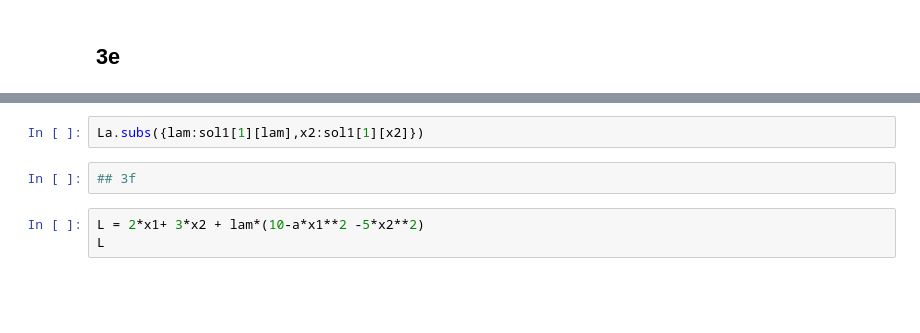
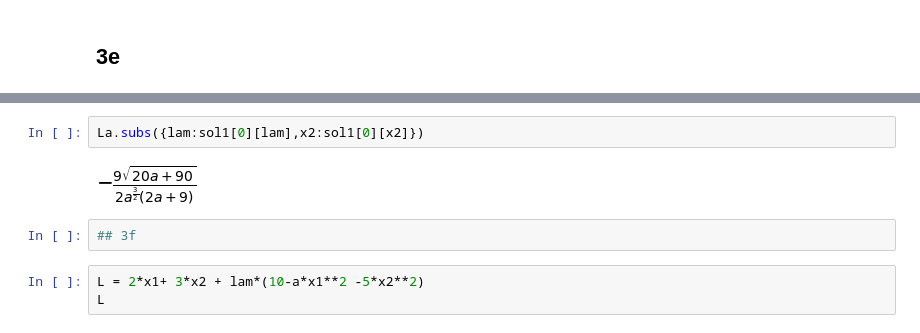
Before and after one commit to jonduan/Economics_note, a Jupyter notebook: math/ECON350/350/6 envelope theorem.ipynb, the cells around one changed output, grey strips where cells are left out. Saved outputs shown, nothing was run; the diff lists cells and outputs as text; blank space fills up the shorter version.

```diff
--- a/math/ECON350/350/6 envelope theorem.ipynb
+++ b/math/ECON350/350/6 envelope theorem.ipynb
@@ -257,5 +302,7 @@ La
 # %%
-La.subs({lam:sol1[1][lam],x2:sol1[1][x2]})
+La.subs({lam:sol1[0][lam],x2:sol1[0][x2]})
+# %% [output]
+[figure, added]
 # %%
 ## 3f
 # %%
```
Also changed, not shown: parts of 34 cells of this notebook, 8 other files.
